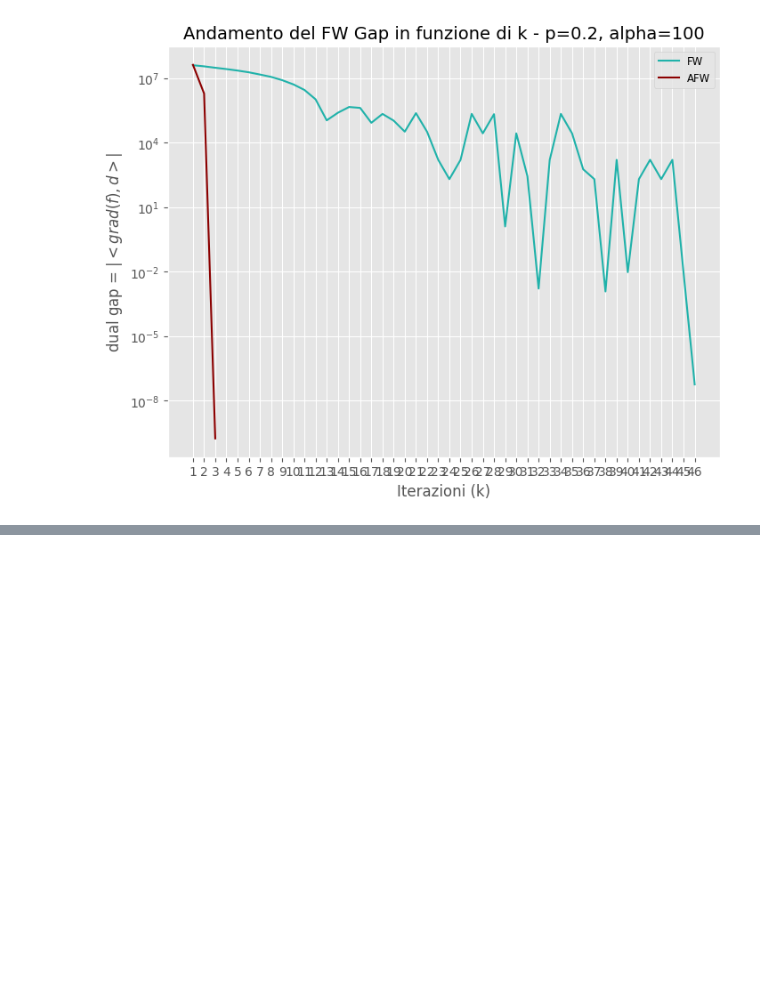
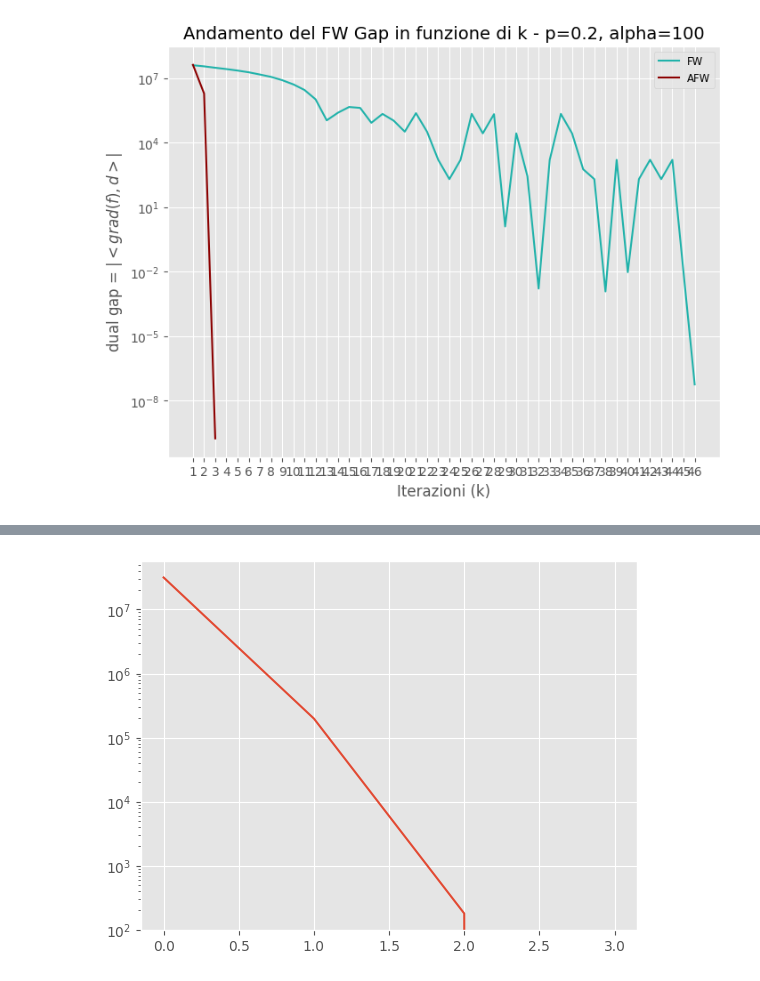
Before and after one commit to vpicchianti/Optimization-for-Data-Science, a Jupyter notebook: functions.ipynb, the cells around one changed output, grey strips where cells are left out. Cells and saved outputs as stored; diff of their text form; code cells hidden in the pictures; blank space fills up the shorter version.

```diff
--- a/functions.ipynb
+++ b/functions.ipynb
@@ -1133,22 +1184,0 @@ def FW_trad_modificato(f_tol, time_tol, nome_file, epsilon, Q, q, u, numero_arch
-# %%
-for _ in range(1):
-    func = lambda x: np.dot(x, np.dot(Q, x))+np.dot(q,x)
-    nome_file_dmx = '1000/netgen-1000-3-4-b-a-s.dmx'
-    _, numero_archi, u, _, q, _, _ , _ = leggi_file_dimacs(nome_file_dmx)
-    Q = genera_Q(100, u, q, numero_archi, 0.8)
-    # Q = genera_Q(100, u, q, numero_archi, 0.0)
-
-    # inizializzazione from the middle of the box
-    np.random.seed(43)
-    u = np.array(u)
-    x_0 = u/2
-    #x_0 = []
-    #for u_i in u:
-     #   x_i = random.randint(0, u_i)
-      #  x_0.append(x_i)
-
-    #gap, valori_f, k_totale, tempo_totale, tempi_per_it, x, sol_ottima, found_optimal = algoritmo_tradizionale(nome_file_dmx, epsilon = 0.0001, max_iter = 1000, Q = Q, q = q, u = u, numero_archi = numero_archi, tau = 0, step_size_ottimo = True, x_0 = x_0, visualize_res = True)
-    f_tol = 1e-9
-    time_tol = np.inf
-    epsilon = 1e-6
-    x_fw, function_value_fw, time_fw,k,primal_gap_fw = FW_trad_modificato(f_tol, time_tol, nome_file_dmx, epsilon, Q, q, u, numero_archi,x_0, step_size_ottimo=True, visualize_res=True)
@@ -1178,0 +1195,6 @@ x_0 = u/2
+# %%
+fstar = func(x_fw)
+plt.plot(range(0,k_mod+1), function_value_fw-fstar)
+plt.yscale('log')
+# %% [output]
+[figure, added]
```
Also changed, not shown: parts of 12 cells of this notebook, 1 other file.
